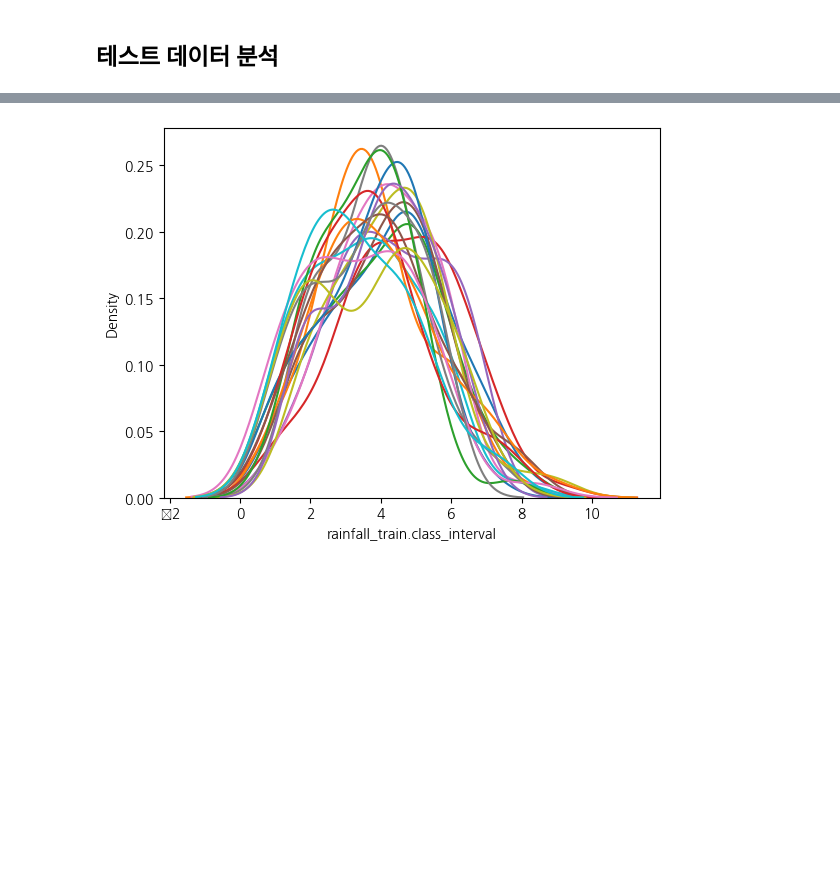
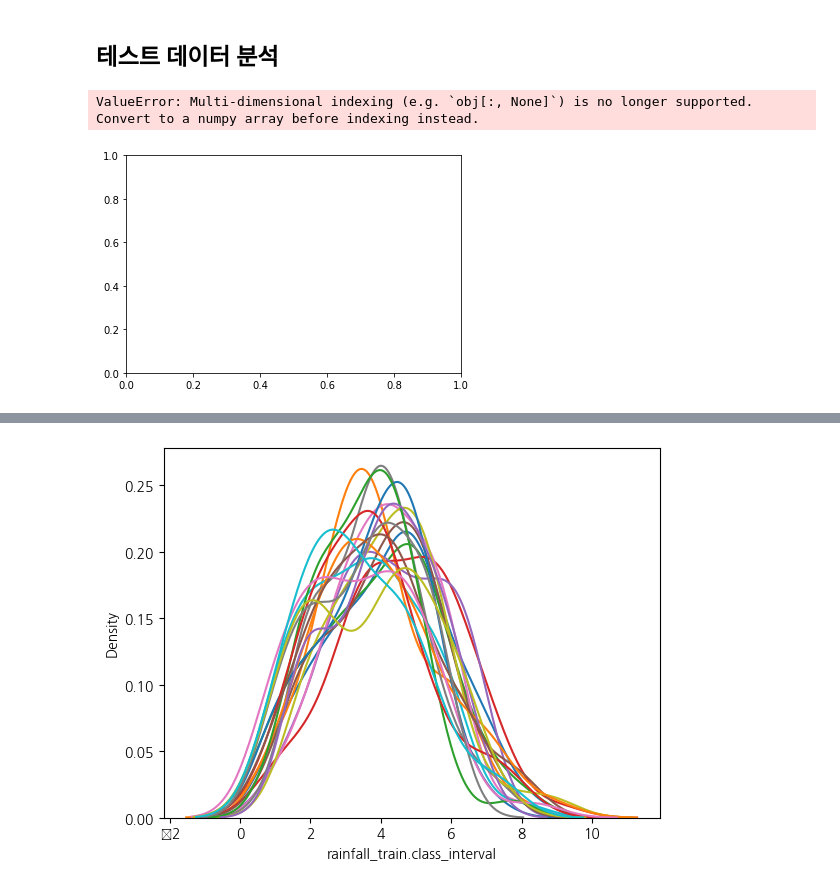
Before and after one commit to Abel3005/TSI, a Jupyter notebook: EDA.ipynb, the cells around one changed output, grey strips where cells are left out. Cells and saved outputs as stored; diff of their text form; code cells hidden in the pictures; blank space fills up the shorter version.

```diff
--- a/EDA.ipynb
+++ b/EDA.ipynb
@@ -501,6 +501,13 @@ test_df = test_df[test_df['rainfall_test.class_interval'] != 0]
 _A = train_df[train_df['rainfall_train.ef_year'] == 'A']
 _B = train_df[train_df['rainfall_train.ef_year'] == 'B']
 _C = train_df[train_df['rainfall_train.ef_year'] == 'C']
+# %%
+import seaborn as sns
+for i in train_df['rainfall_train.stn4contest'].unique():
+    sns.lineplot(train_df[train_df['rainfall_train.stn4contest'] == i]['rainfall_train.vv'], label=i)
+# %% [output]
+ValueError: Multi-dimensional indexing (e.g. `obj[:, None]`) is no longer supported. Convert to a numpy array before indexing instead.
+[figure, added]
 # %%
 import seaborn as sns
 
```
Also changed, not shown: parts of 3 cells of this notebook, 1 other file.
